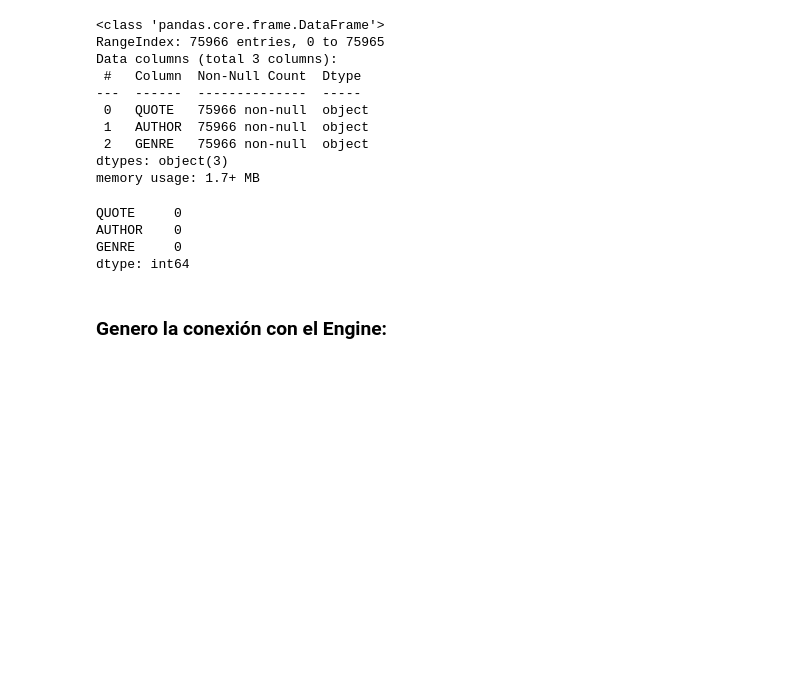
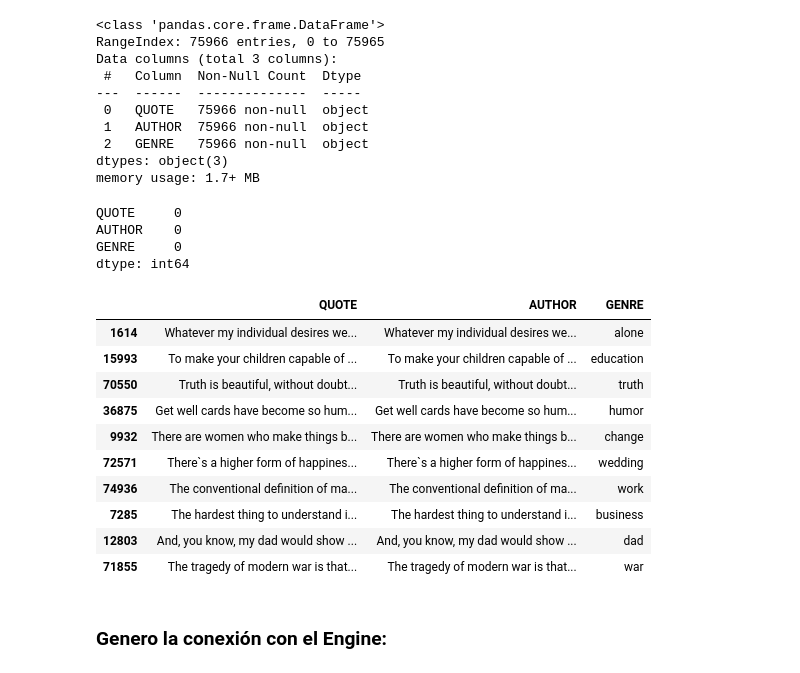
Before and after one commit to Lydia-Arocena/PROJECT4_SENTIMENTS, a Jupyter notebook: notebooks/SQL.ipynb, the cells around one changed output. Drawn from its saved outputs; the diff is of its cells as text; code cells hidden in the pictures; blank space fills up the shorter version.

Commit message:
guardo remplazo comillas

```diff
--- a/notebooks/SQL.ipynb
+++ b/notebooks/SQL.ipynb
@@ -39,6 +39,28 @@ QUOTE     0
 AUTHOR    0
 GENRE     0
 dtype: int64
+# %%
+def remplazo_comas(frase):
+    sin_comas=frase.replace("'","`")
+    return sin_comas
+# %%
+quotes['QUOTE']=quotes.QUOTE.apply(remplazo_comas)
+# %%
+quotes['AUTHOR']=quotes.QUOTE.apply(remplazo_comas)
+# %%
+quotes.sample(10)
+# %% [output]
+|  | QUOTE | AUTHOR | GENRE |
+| 1614 | Whatever my individual desires we... | Whatever my individual desires we... | alone |
+| 15993 | To make your children capable of ... | To make your children capable of ... | education |
+| 70550 | Truth is beautiful, without doubt... | Truth is beautiful, without doubt... | truth |
+| 36875 | Get well cards have become so hum... | Get well cards have become so hum... | humor |
+| 9932 | There are women who make things b... | There are women who make things b... | change |
+| 72571 | There`s a higher form of happines... | There`s a higher form of happines... | wedding |
+| 74936 | The conventional definition of ma... | The conventional definition of ma... | work |
+| 7285 | The hardest thing to understand i... | The hardest thing to understand i... | business |
+| 12803 | And, you know, my dad would show ... | And, you know, my dad would show ... | dad |
+| 71855 | The tragedy of modern war is that... | The tragedy of modern war is that... | war |
 # %% [markdown]
 ### Genero la conexión con el Engine:
 # %%
```
Also changed, not shown: parts of 3 cells of this notebook.
